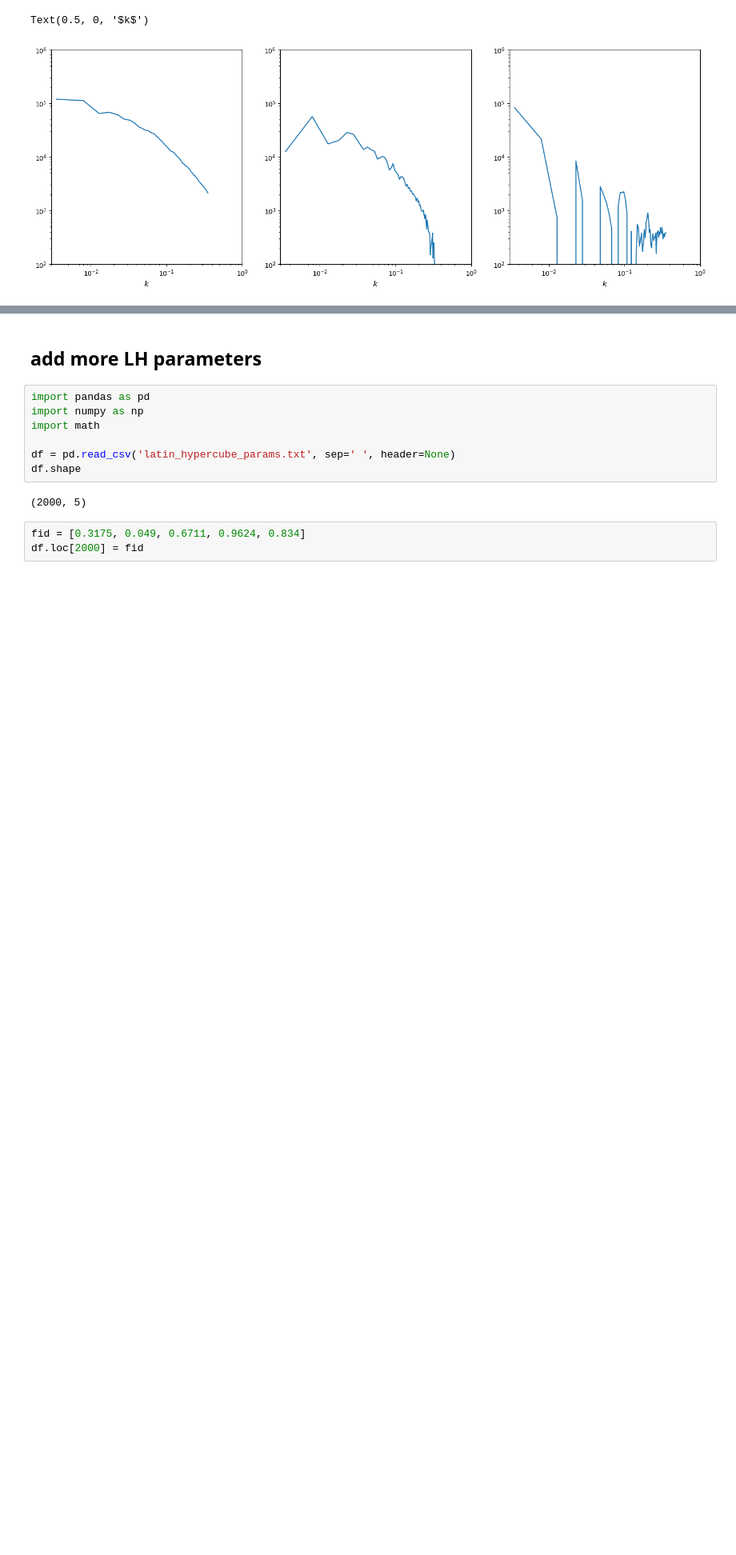
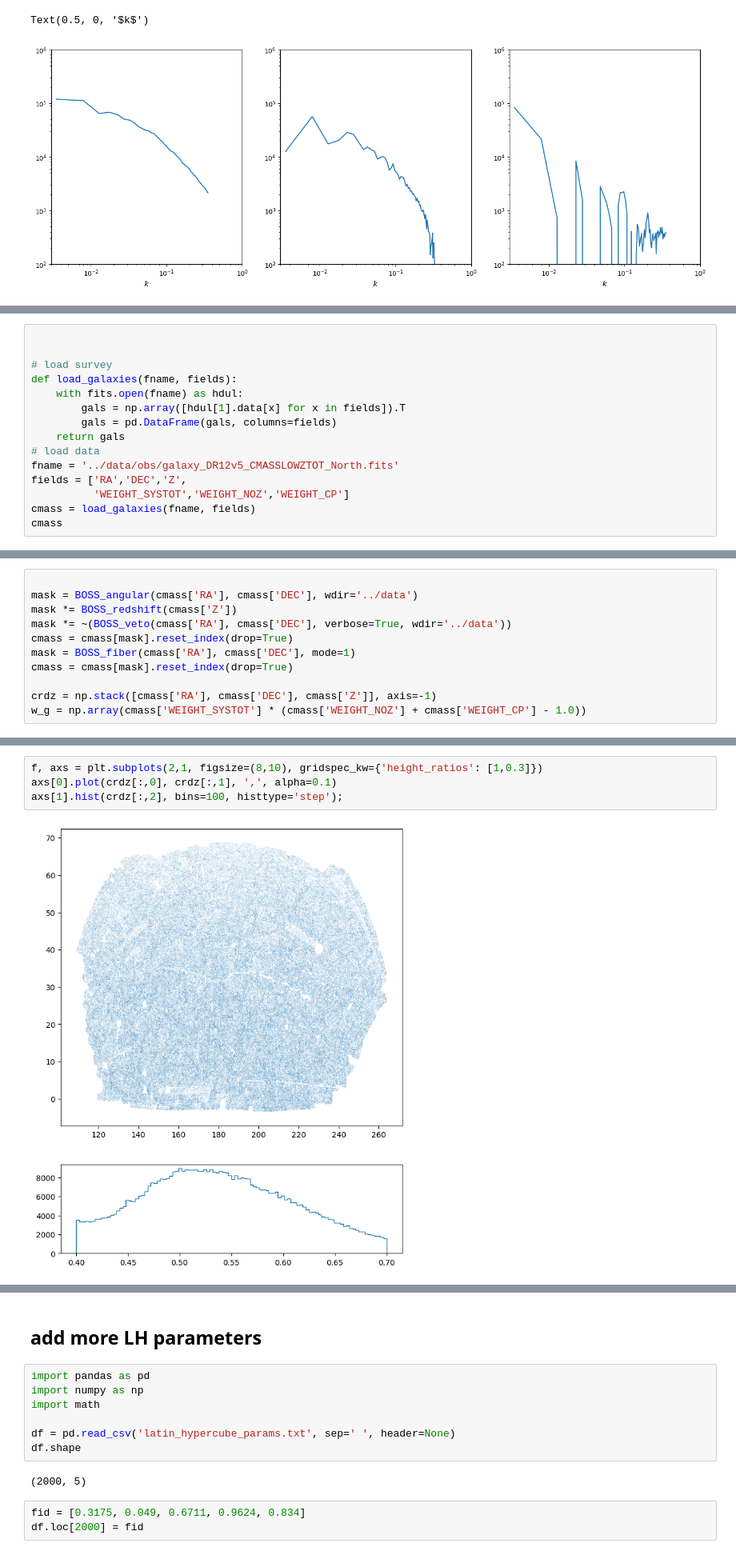
Before and after one commit to maho3/ltu-cmass, a Jupyter notebook: notebooks/preprocess.ipynb, the cells around one changed output, grey strips where cells are left out. Shown: that part at 80% size. Cells and saved outputs as stored; diff of their text form; blank space fills up the shorter version.

Commit message:
adding configuration file and preprocessing steps for obs data

```diff
--- a/notebooks/preprocess.ipynb
+++ b/notebooks/preprocess.ipynb
@@ -243,0 +254,15 @@ Text(0.5, 0, '$k$')
+# %%
+
+
+# load survey
+def load_galaxies(fname, fields):
+    with fits.open(fname) as hdul:
+        gals = np.array([hdul[1].data[x] for x in fields]).T
+        gals = pd.DataFrame(gals, columns=fields)
+    return gals
+# load data
+fname = '../data/obs/galaxy_DR12v5_CMASSLOWZTOT_North.fits'
+fields = ['RA','DEC','Z',
+          'WEIGHT_SYSTOT','WEIGHT_NOZ','WEIGHT_CP']
+cmass = load_galaxies(fname, fields)
+cmass
@@ -243,0 +283,11 @@ Text(0.5, 0, '$k$')
+# %%
+
+mask = BOSS_angular(cmass['RA'], cmass['DEC'], wdir='../data')
+mask *= BOSS_redshift(cmass['Z'])
+mask *= ~(BOSS_veto(cmass['RA'], cmass['DEC'], verbose=True, wdir='../data'))
+cmass = cmass[mask].reset_index(drop=True)
+mask = BOSS_fiber(cmass['RA'], cmass['DEC'], mode=1)
+cmass = cmass[mask].reset_index(drop=True)
+
+crdz = np.stack([cmass['RA'], cmass['DEC'], cmass['Z']], axis=-1)
+w_g = np.array(cmass['WEIGHT_SYSTOT'] * (cmass['WEIGHT_NOZ'] + cmass['WEIGHT_CP'] - 1.0))
@@ -243,0 +301,6 @@ Text(0.5, 0, '$k$')
+# %%
+f, axs = plt.subplots(2,1, figsize=(8,10), gridspec_kw={'height_ratios': [1,0.3]})
+axs[0].plot(crdz[:,0], crdz[:,1], ',', alpha=0.1)
+axs[1].hist(crdz[:,2], bins=100, histtype='step');
+# %% [output]
+[figure, added]
```
Also changed, not shown: parts of 5 cells of this notebook, 2 other files.
